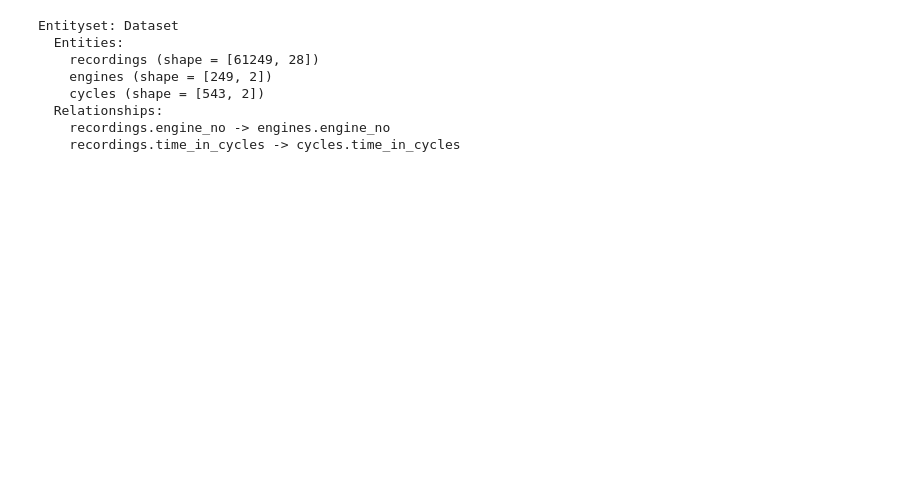
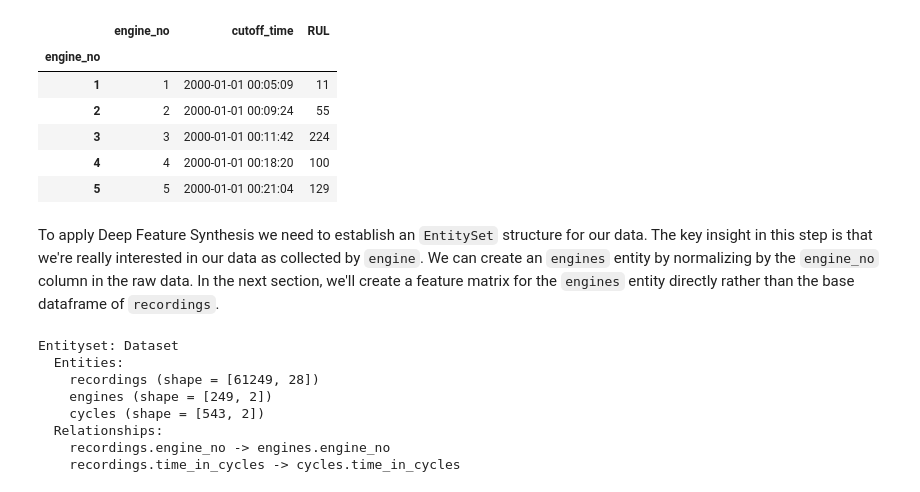
Before and after one commit to alteryx/predict-remaining-useful-life, a Jupyter notebook: LL Demo.ipynb, the cells around one changed output. Drawn from its saved outputs; the diff is of its cells as text; code cells hidden in the pictures; blank space fills up the shorter version.

```diff
--- a/LL Demo.ipynb
+++ b/LL Demo.ipynb
@@ -25,33 +46,0 @@ data.head()
-# %%
-from random import randint
-data['time'] = pd.date_range('1/1/2000', periods=data.shape[0], freq='s')
-
-gb = data.groupby(['engine_no'])
-labels = []
-
-
-for engine_no_df in gb:
-    instances = engine_no_df[1].shape[0]
-    label = [instances - i - 1 for i in range(instances)]
-    labels += label
-data['label'] = labels
-
-def new_labels(data, labels):
-    ct_ids = []
-    ct_times = []
-    ct_labels = []
-    data['label'] = labels
-    gb = data.groupby(['engine_no'])
-    for engine_no_df in gb:
-        instances = engine_no_df[1].shape[0]
-        r = randint(5, instances - 1)
-        ct_ids.append(engine_no_df[1].iloc[r,:]['engine_no'])
-        ct_times.append(engine_no_df[1].iloc[r,:]['time'])
-        ct_labels.append(engine_no_df[1].iloc[r,:]['label'])
-    ct = pd.DataFrame({'engine_no': ct_ids,
-                       'cutoff_time': ct_times,
-                       'label': ct_labels})
-    ct = ct[['engine_no', 'cutoff_time', 'label']]
-    ct.index = ct['engine_no']
-    return ct
-data.tail()
@@ -73,3 +53,16 @@ cutoff_times['label'] = data.pop('label')
+# %%
+cutoff_times = utils.make_cutoff_times(data)
+cutoff_times.head()
+# %% [output]
+|  | engine_no | cutoff_time | RUL |
+| engine_no |  |  |  |
+| 1 | 1 | 2000-01-01 00:05:09 | 11 |
+| 2 | 2 | 2000-01-01 00:09:24 | 55 |
+| 3 | 3 | 2000-01-01 00:11:42 | 224 |
+| 4 | 4 | 2000-01-01 00:18:20 | 100 |
+| 5 | 5 | 2000-01-01 00:21:04 | 129 |
+# %% [markdown]
+To apply Deep Feature Synthesis we need to establish an `EntitySet` structure for our data. The key insight in this step is that we're really interested in our data as collected by `engine`. We can create an `engines` entity by normalizing by the `engine_no` column in the raw data. In the next section, we'll create a feature matrix for the `engines` entity directly rather than the base dataframe of `recordings`.
 # %%
 def make_entityset(data):
     es = ft.EntitySet('Dataset')
```
Also changed, not shown: parts of 15 cells of this notebook, 1 other file.
